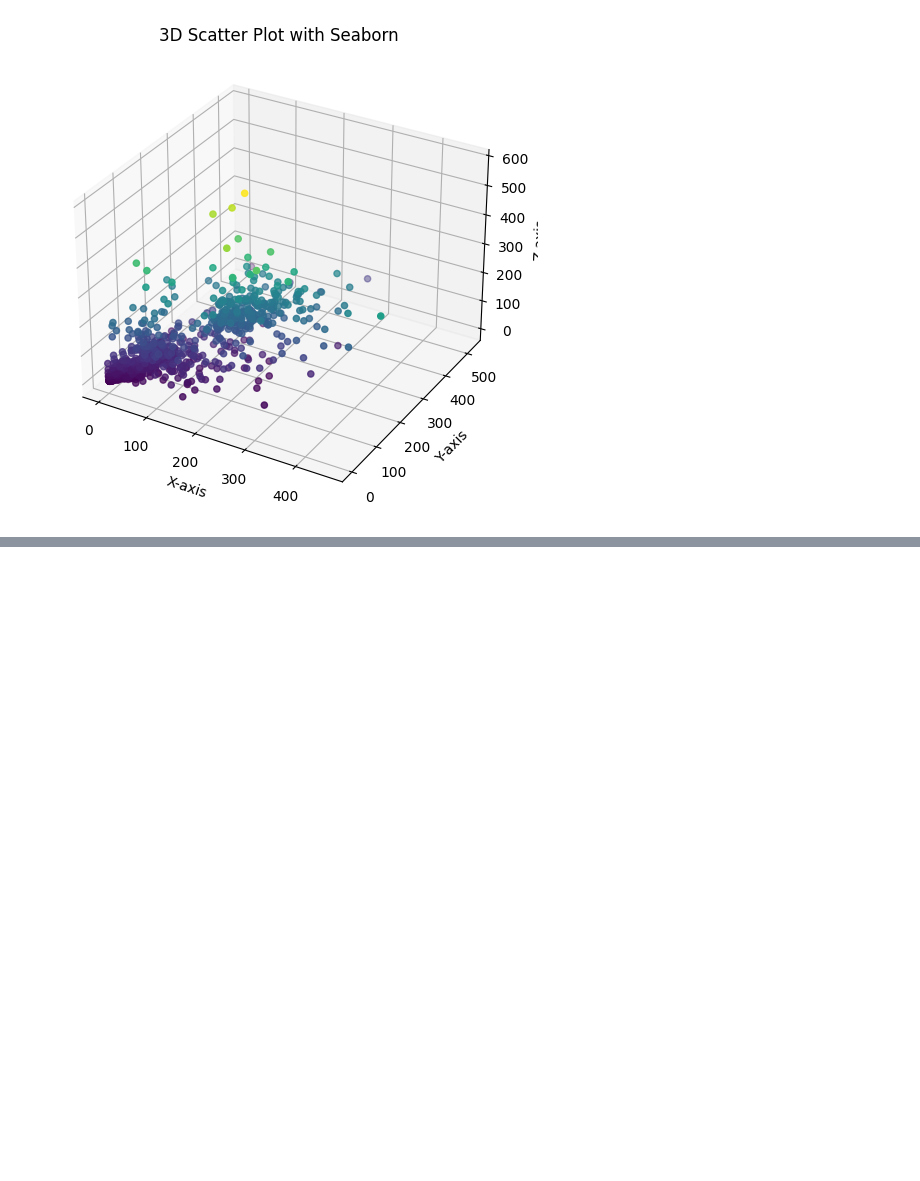
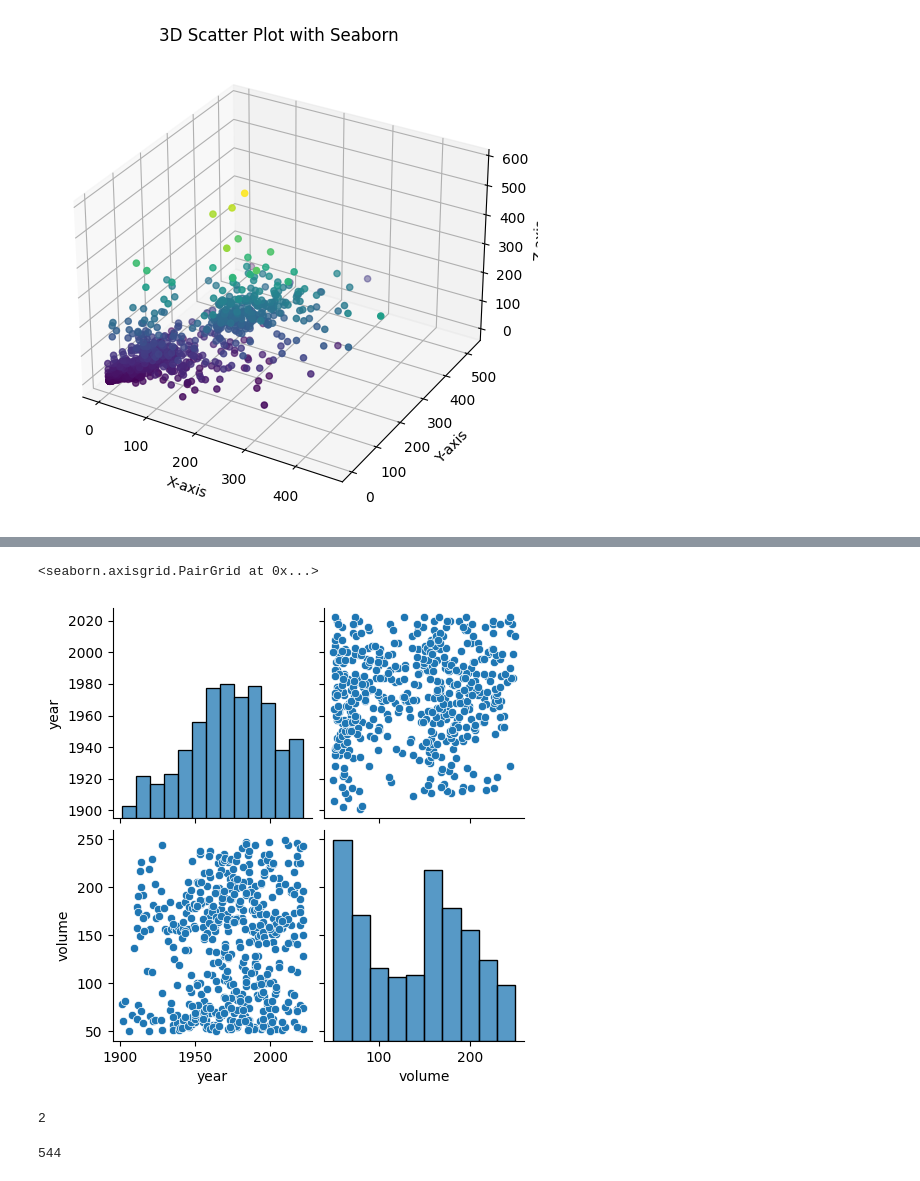
Before and after one commit to BRIJNANDA1979/Climate-Water-Supply-Forecast-Rodeo, a Jupyter notebook: Version_1_Seasonal_Analysis_of_Water_Supply_Forecast_Rodeo_project.ipynb, the cells around one changed output, grey strips where cells are left out. Saved outputs shown, nothing was run; the diff lists cells and outputs as text; code cells hidden in the pictures; blank space fills up the shorter version.

```diff
--- a/Version_1_Seasonal_Analysis_of_Water_Supply_Forecast_Rodeo_project.ipynb
+++ b/Version_1_Seasonal_Analysis_of_Water_Supply_Forecast_Rodeo_project.ipynb
@@ -254,0 +402,5 @@ plt.show()
+# %%
+df_jan_first_sample =pd.DataFrame()
+# %%
+df_jan_first_sample['year'] = year
+df_jan_first_sample['volume'] = volume
@@ -254,0 +419,28 @@ plt.show()
+# %%
+sns.pairplot(df_jan_first_sample)
+# %% [output]
+<seaborn.axisgrid.PairGrid at 0x...>
+[figure, added]
+# %%
+grouped = df_first_sample.groupby('month')
+site_id = []
+year =[]
+volume =[]
+for month,group in grouped:
+  if(month ==2):
+    print(month)
+    #print(group)
+    #print(group['volume'])
+    for vol in group['volume']:
+      volume.append(vol)
+      #print(volume)
+      #print(len(volume))      ######  Total of 1990 rows with 1990 volume entries for Jan month for all rivers
+    for y in group['year']:
+      year.append(y)
+    break
+# %% [output]
+2
+# %%
+len(volume)
+# %% [output]
+544
```
Also changed, not shown: parts of 41 cells of this notebook.
